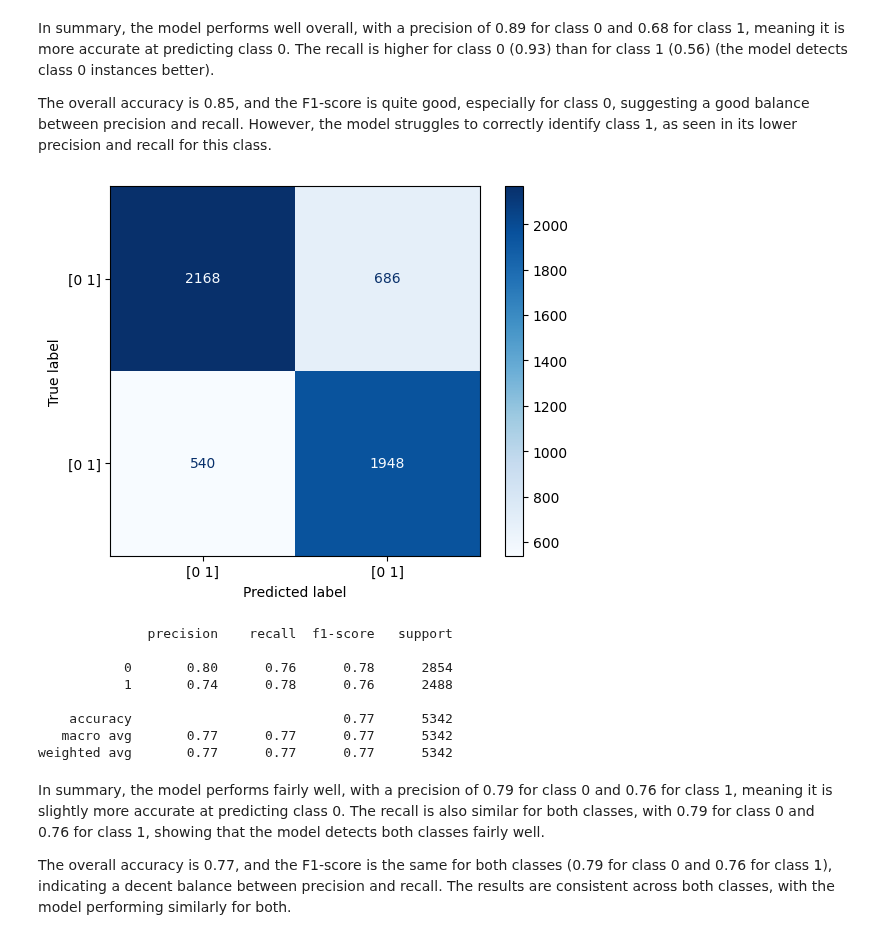
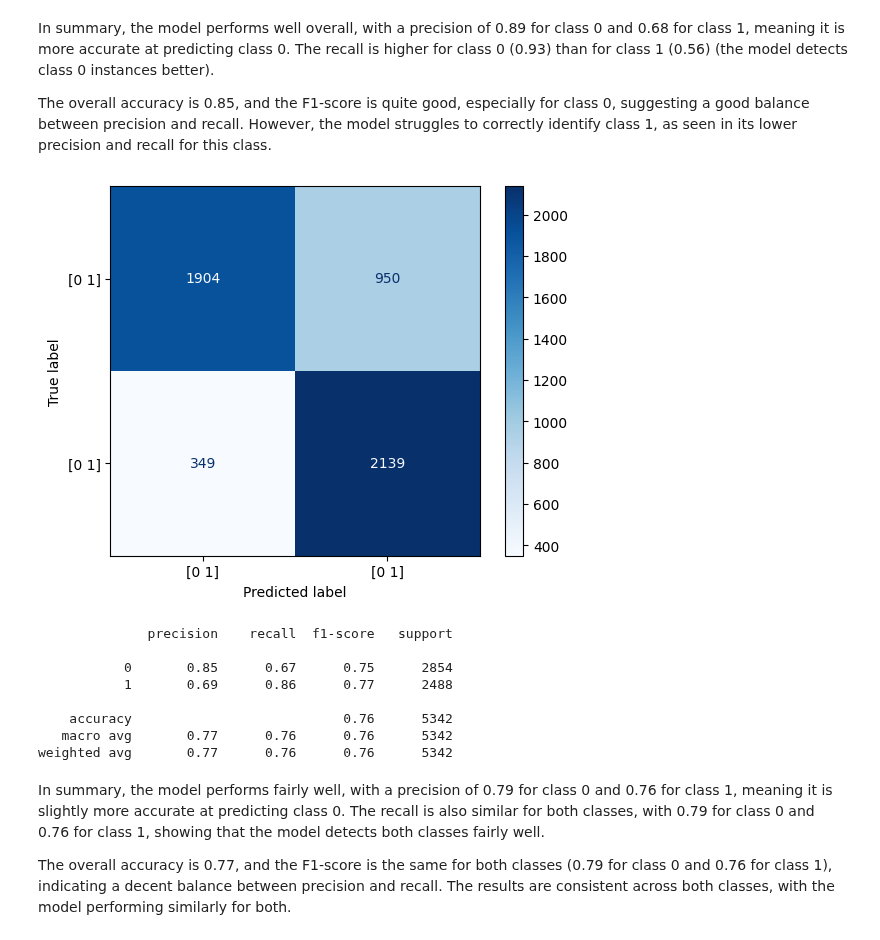
Before and after one commit to SERGI0HERREROS/MachineLearning, a Jupyter notebook: best_models/RandomForest_with_partition.ipynb, the cells around one changed output. Cells and saved outputs as stored; diff of their text form; code cells hidden in the pictures.

```diff
--- a/best_models/RandomForest_with_partition.ipynb
+++ b/best_models/RandomForest_with_partition.ipynb
@@ -94,3 +86,6 @@ seasonal_estimators =RandomForestClassifier(
+# %%
+h1n1_rf = RandomForestClassifier(random_state=42, bootstrap=True, class_weight= 'balanced_subsample', criterion='entropy', max_depth=30, min_samples_leaf=4, min_samples_split=10, n_estimators=200)
+seasonal_rf = RandomForestClassifier(random_state=42, bootstrap=False, class_weight= 'balanced', criterion='gini', max_depth=10, min_samples_leaf=2, min_samples_split=10, n_estimators=200)
 # %% [markdown]
 The models (one for each prediction) are trained to study performance.
 # %%
@@ -101,3 +97,3 @@ RandomForestClassifier(class_weight='balanced_subsample', criterion='entropy',
 # %%
-seasonal_estimators.fit(seasonal_X_train, seasonal_y_train)
+seasonal_rf.fit(seasonal_X_train, seasonal_y_train)
 # %% [output]
@@ -111,6 +108,6 @@ h1n1_preds_predict = h1n1_estimators.predict(h1n1_X_test)
 # %%
-seasonal_preds = seasonal_estimators.predict_proba(seasonal_X_test)
-seasonal_preds_predict = seasonal_estimators.predict(seasonal_X_test)
+seasonal_preds = seasonal_rf.predict_proba(seasonal_X_test)
+seasonal_preds_predict = seasonal_rf.predict(seasonal_X_test)
 # %% [markdown]
 A dataframe is created with the predictions.
 # %%
@@ -196,22 +193,22 @@ The overall accuracy is 0.85, and the F1-score is quite good, especially for cla
 # %%
 # seasonal_vaccine
 cm = metrics.confusion_matrix(seasonal_y_test['seasonal_vaccine'], seasonal_preds_predict[:, 1])
-disp = metrics.ConfusionMatrixDisplay(confusion_matrix=cm, display_labels=seasonal_estimators.classes_)
+disp = metrics.ConfusionMatrixDisplay(confusion_matrix=cm, display_labels=seasonal_rf.classes_)
 disp.plot(cmap=plt.cm.Blues)
 plt.show()
 
 # Print the classification report
 print(metrics.classification_report(seasonal_y_test['seasonal_vaccine'], seasonal_preds_predict[:, 1]))
 # %% [output]
-[figure, old version]
+[figure, new version]
               precision    recall  f1-score   support
 
-           0       0.80      0.76      0.78      2854
-           1       0.74      0.78      0.76      2488
+           0       0.85      0.67      0.75      2854
+           1       0.69      0.86      0.77      2488
 
-    accuracy                           0.77      5342
-   macro avg       0.77      0.77      0.77      5342
-weighted avg       0.77      0.77      0.77      5342
+    accuracy                           0.76      5342
+   macro avg       0.77      0.76      0.76      5342
+weighted avg       0.77      0.76      0.76      5342
 # %% [markdown]
 In summary, the model performs fairly well, with a precision of 0.79 for class 0 and 0.76 for class 1, meaning it is slightly more accurate at predicting class 0. The recall is also similar for both classes, with 0.79 for class 0 and 0.76 for class 1, showing that the model detects both classes fairly well.
 
```
Also changed, not shown: parts of 14 cells of this notebook, 1 other file.
